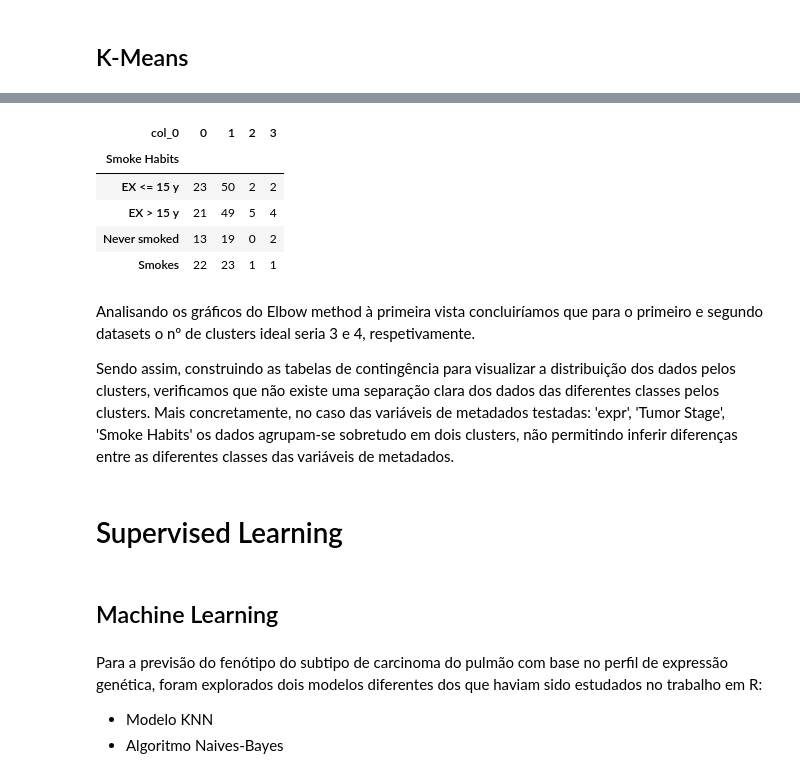
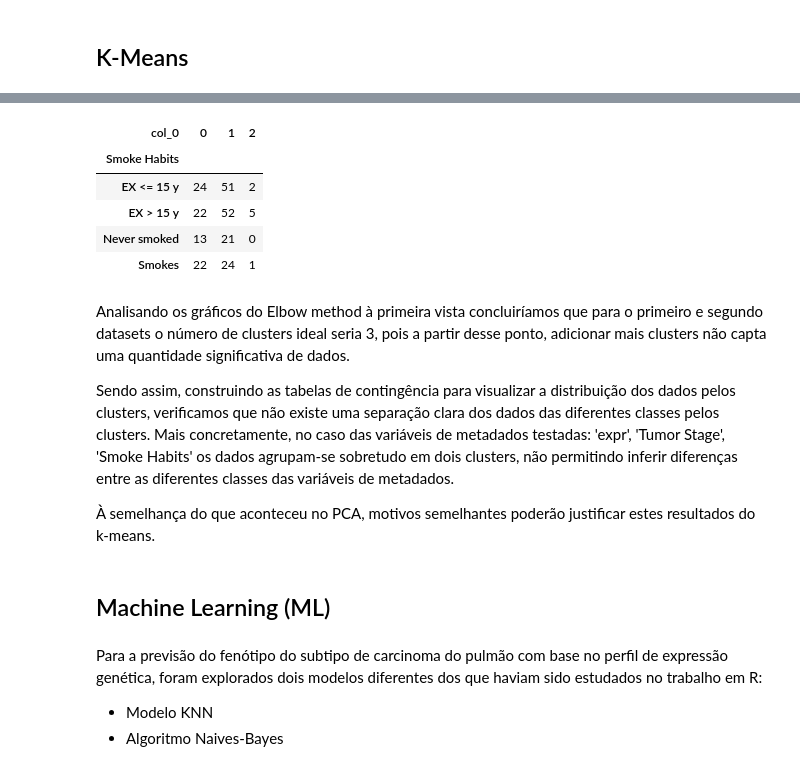
Before and after one commit to ketamine-juice/Extra-o, a Jupyter notebook: python/final.ipynb, the cells around one changed output, grey strips where cells are left out. Saved outputs shown, nothing was run; the diff lists cells and outputs as text; code cells hidden in the pictures.

```diff
--- a/python/final.ipynb
+++ b/python/final.ipynb
@@ -1175,25 +1179,25 @@ plt.show()
 # %%
-kmeans4 = KMeans(n_clusters=4, n_init = 10) # aplicação do algoritmo K-means aos dados padronizados ('data_sc')
-res_kmeans4 = kmeans4.fit(data_sc2).predict(data_sc2) # o método fit ajusta o modelo aos dados e o predict atribui a cada amostra o rótulo do cluster ao qual ela foi atribuída
+kmeans = KMeans(n_clusters=3, n_init = 10) # aplicação do algoritmo K-means aos dados padronizados ('data_sc')
+res_kmeans = kmeans.fit(data_sc2).predict(data_sc2) # o método fit ajusta o modelo aos dados e o predict atribui a cada amostra o rótulo do cluster ao qual ela foi atribuída
 
 # tabela de Contingência (cross-tabulation):
-pandas.crosstab(vital_vs_smoke2.loc[:,"Smoke Habits"], res_kmeans4) # criação de uma tabela de contingência (ou tabela de frequência cruzada)
+pandas.crosstab(vital_vs_smoke2.loc[:,"Smoke Habits"], res_kmeans) # criação de uma tabela de contingência (ou tabela de frequência cruzada)
 # esta tabela mostra a contagem de amostras de tecido normal e tumoral para cada um dos clusters obtidos pelo K-means
 # %% [output]
-| col_0 | 0 | 1 | 2 | 3 |
-| Smoke Habits |  |  |  |  |
-| EX <= 15 y | 23 | 50 | 2 | 2 |
-| EX > 15 y | 21 | 49 | 5 | 4 |
-| Never smoked | 13 | 19 | 0 | 2 |
-| Smokes | 22 | 23 | 1 | 1 |
+| col_0 | 0 | 1 | 2 |
+| Smoke Habits |  |  |  |
+| EX <= 15 y | 24 | 51 | 2 |
+| EX > 15 y | 22 | 52 | 5 |
+| Never smoked | 13 | 21 | 0 |
+| Smokes | 22 | 24 | 1 |
 # %% [markdown]
-Analisando os gráficos do Elbow method à primeira vista concluiríamos que para o primeiro e segundo datasets o nº de clusters ideal seria 3 e 4, respetivamente.
+Analisando os gráficos do Elbow method à primeira vista concluiríamos que para o primeiro e segundo datasets o número de clusters ideal seria 3, pois a partir desse ponto, adicionar mais clusters não capta uma quantidade significativa de dados.
 
 Sendo assim, construindo as tabelas de contingência para visualizar a distribuição dos dados pelos clusters, verificamos que não existe uma separação clara dos dados das diferentes classes pelos clusters. Mais concretamente, no caso das variáveis de metadados testadas: 'expr', 'Tumor Stage', 'Smoke Habits' os dados agrupam-se sobretudo em dois clusters, não permitindo inferir diferenças entre as diferentes classes das variáveis de metadados.
+
+À semelhança do que aconteceu no PCA, motivos semelhantes poderão justificar estes resultados do k-means.
-# %% [markdown]
-# Supervised Learning
 # %% [markdown]
-## Machine Learning
+## Machine Learning (ML)
 # %% [markdown]
 Para a previsão do fenótipo do subtipo de carcinoma do pulmão com base no perfil de expressão genética, foram explorados dois modelos diferentes dos que haviam sido estudados no trabalho em R:
 
```
Also changed, not shown: parts of 17 cells of this notebook, 4 other files.
